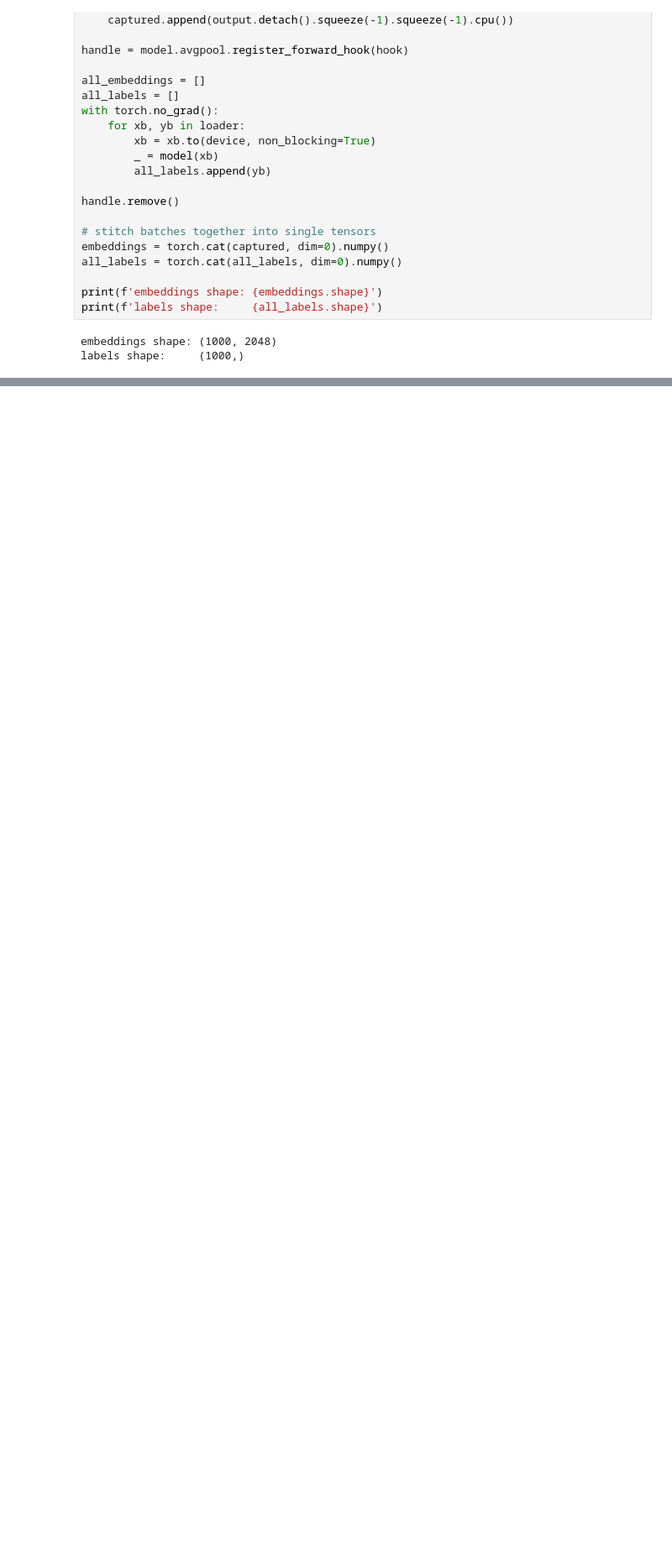
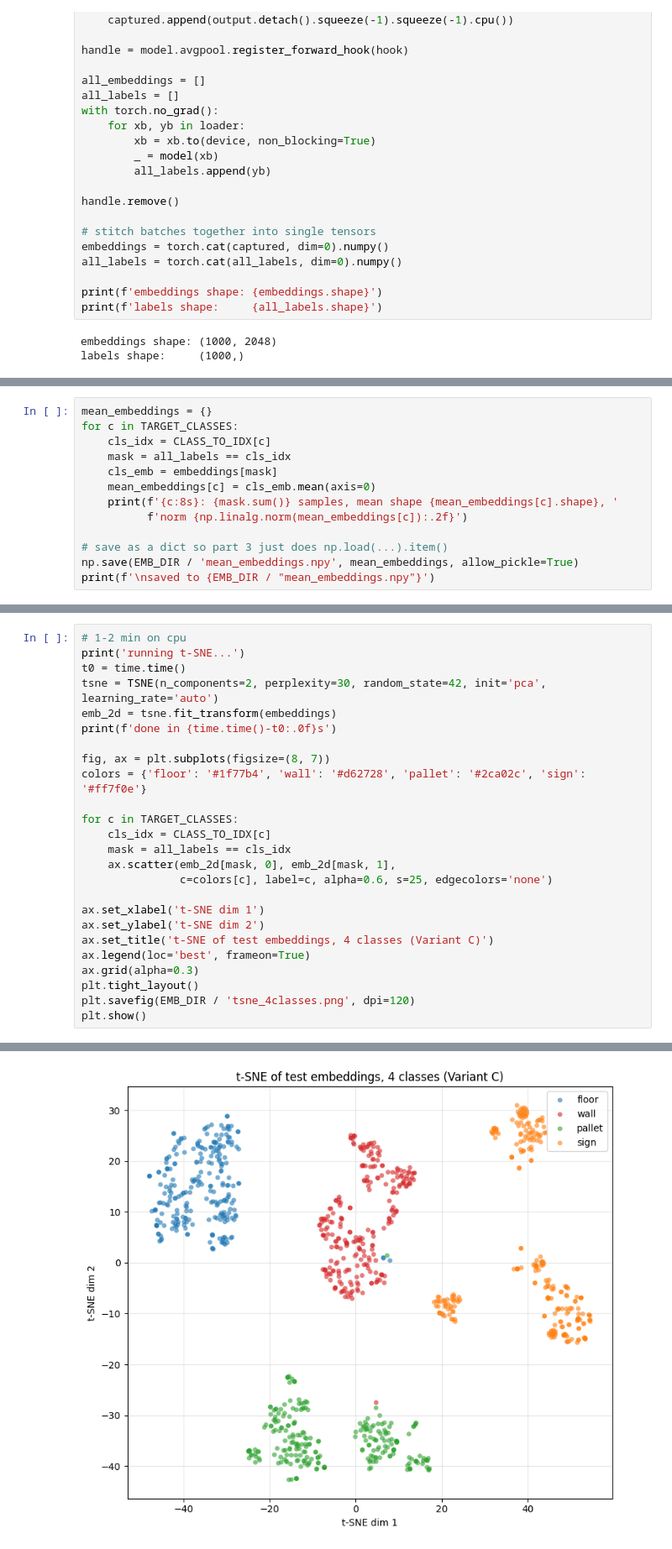
Before and after one commit to iav2002/Assignment_Advanced_Topics_In_DeepLearning, a Jupyter notebook: part2_EmbeddingsAnalysis.ipynb, the cells around one changed output, grey strips where cells are left out. Shown at 84% size. Drawn from its saved outputs; the diff is of its cells as text; blank space fills up the shorter version.

Commit message:
t-SNE visualizations

```diff
--- a/part2_EmbeddingsAnalysis.ipynb
+++ b/part2_EmbeddingsAnalysis.ipynb
@@ -214,0 +219,13 @@ labels shape:     (1000,)
+# %%
+mean_embeddings = {}
+for c in TARGET_CLASSES:
+    cls_idx = CLASS_TO_IDX[c]
+    mask = all_labels == cls_idx
+    cls_emb = embeddings[mask]
+    mean_embeddings[c] = cls_emb.mean(axis=0)
+    print(f'{c:8s}: {mask.sum()} samples, mean shape {mean_embeddings[c].shape}, '
+          f'norm {np.linalg.norm(mean_embeddings[c]):.2f}')
+
+# save as a dict so part 3 just does np.load(...).item()
+np.save(EMB_DIR / 'mean_embeddings.npy', mean_embeddings, allow_pickle=True)
+print(f'\nsaved to {EMB_DIR / "mean_embeddings.npy"}')
@@ -214,0 +245,26 @@ labels shape:     (1000,)
+# %%
+# 1-2 min on cpu
+print('running t-SNE...')
+t0 = time.time()
+tsne = TSNE(n_components=2, perplexity=30, random_state=42, init='pca', learning_rate='auto')
+emb_2d = tsne.fit_transform(embeddings)
+print(f'done in {time.time()-t0:.0f}s')
+
+fig, ax = plt.subplots(figsize=(8, 7))
+colors = {'floor': '#1f77b4', 'wall': '#d62728', 'pallet': '#2ca02c', 'sign': '#ff7f0e'}
+
+for c in TARGET_CLASSES:
+    cls_idx = CLASS_TO_IDX[c]
+    mask = all_labels == cls_idx
+    ax.scatter(emb_2d[mask, 0], emb_2d[mask, 1],
+               c=colors[c], label=c, alpha=0.6, s=25, edgecolors='none')
+
+ax.set_xlabel('t-SNE dim 1')
+ax.set_ylabel('t-SNE dim 2')
+ax.set_title('t-SNE of test embeddings, 4 classes (Variant C)')
+ax.legend(loc='best', frameon=True)
+ax.grid(alpha=0.3)
+plt.tight_layout()
+plt.savefig(EMB_DIR / 'tsne_4classes.png', dpi=120)
+plt.show()
+# %% [output]
@@ -214,0 +273 @@ labels shape:     (1000,)
+[figure, added]
```
Also changed, not shown: parts of 4 cells of this notebook.
